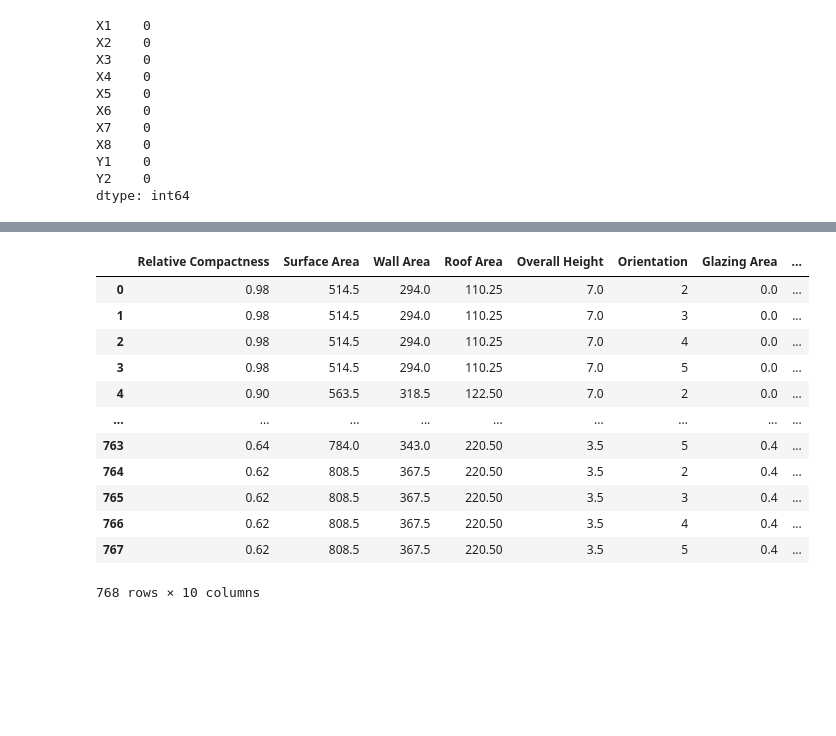
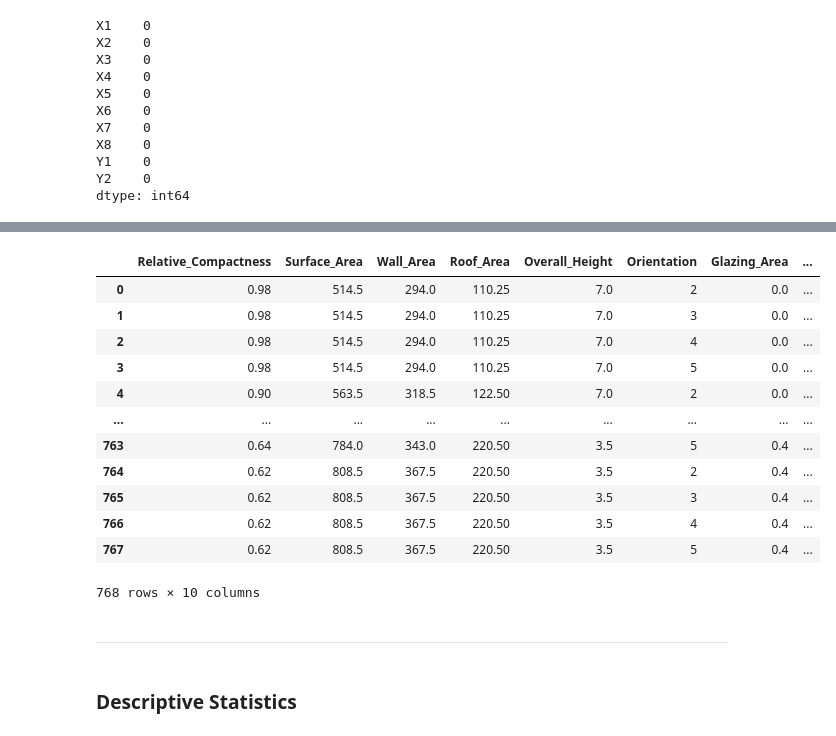
Before and after one commit to theobringino/ds-ai-ml-projects, a Jupyter notebook: projects/UCI_energy_efficiency_EDA.ipynb, the cells around one changed output, grey strips where cells are left out. Drawn from its saved outputs; the diff is of its cells as text; code cells hidden in the pictures; blank space fills up the shorter version.

```diff
--- a/projects/UCI_energy_efficiency_EDA.ipynb
+++ b/projects/UCI_energy_efficiency_EDA.ipynb
@@ -153,14 +140,14 @@ df.isnull().sum()
 # %%
-# Assuming we can rename features using .variables
+# Rename features using variables' descriptions for ease of use and better context.
 rename_map = dict(zip(
     energy_efficiency.variables['name'],
-    energy_efficiency.variables['description']
+    [name.replace(" ", "_") for name in energy_efficiency.variables['description']]
 ))
 
 df_renamed = df.rename(columns=rename_map)
 df_renamed
 # %% [output]
-|  | Relative Compactness | Surface Area | Wall Area | Roof Area | Overall Height | Orientation | Glazing Area | ... |
+|  | Relative_Compactness | Surface_Area | Wall_Area | Roof_Area | Overall_Height | Orientation | Glazing_Area | ... |
 | 0 | 0.98 | 514.5 | 294.0 | 110.25 | 7.0 | 2 | 0.0 | ... |
 | 1 | 0.98 | 514.5 | 294.0 | 110.25 | 7.0 | 3 | 0.0 | ... |
 | 2 | 0.98 | 514.5 | 294.0 | 110.25 | 7.0 | 4 | 0.0 | ... |
@@ -173,3 +160,7 @@ df_renamed
 | 766 | 0.62 | 808.5 | 367.5 | 220.50 | 3.5 | 4 | 0.4 | ... |
 | 767 | 0.62 | 808.5 | 367.5 | 220.50 | 3.5 | 5 | 0.4 | ... |
 768 rows × 10 columns
+# %% [markdown]
+---
+# %% [markdown]
+### Descriptive Statistics
```
Also changed, not shown: parts of 41 cells of this notebook.
